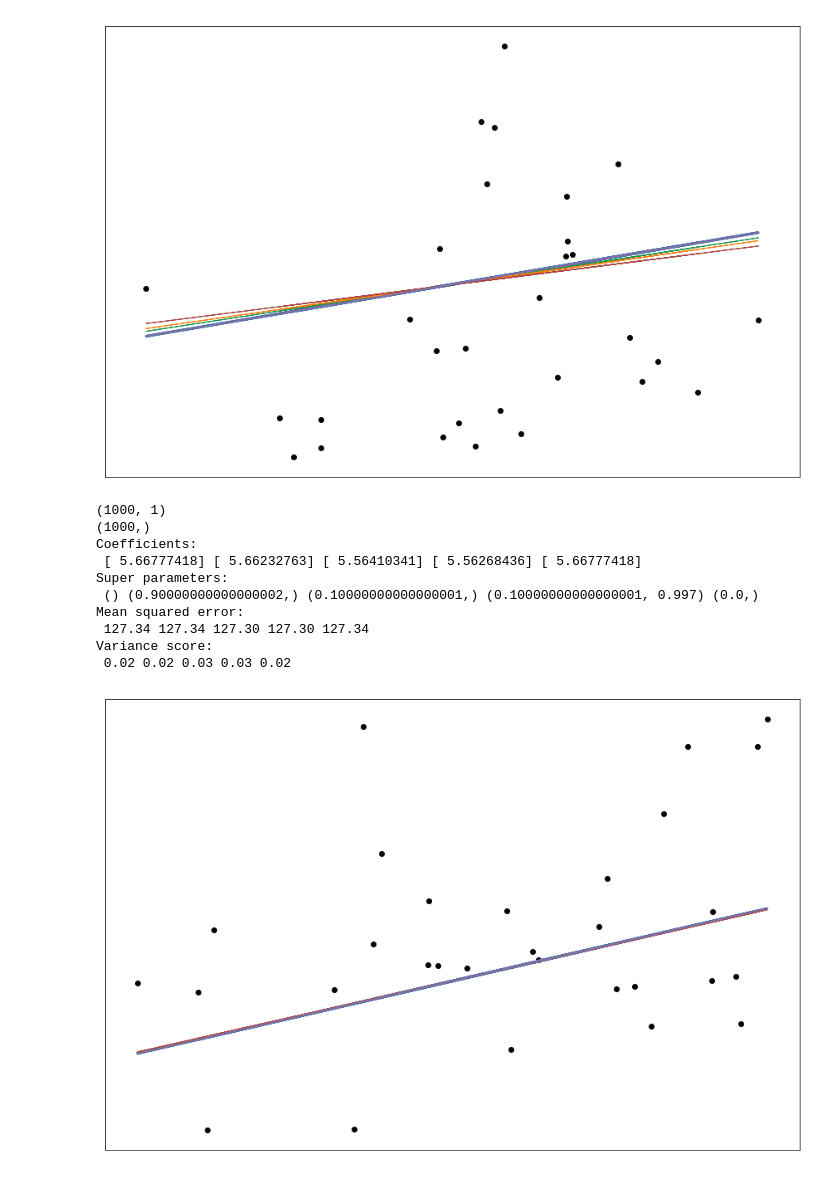
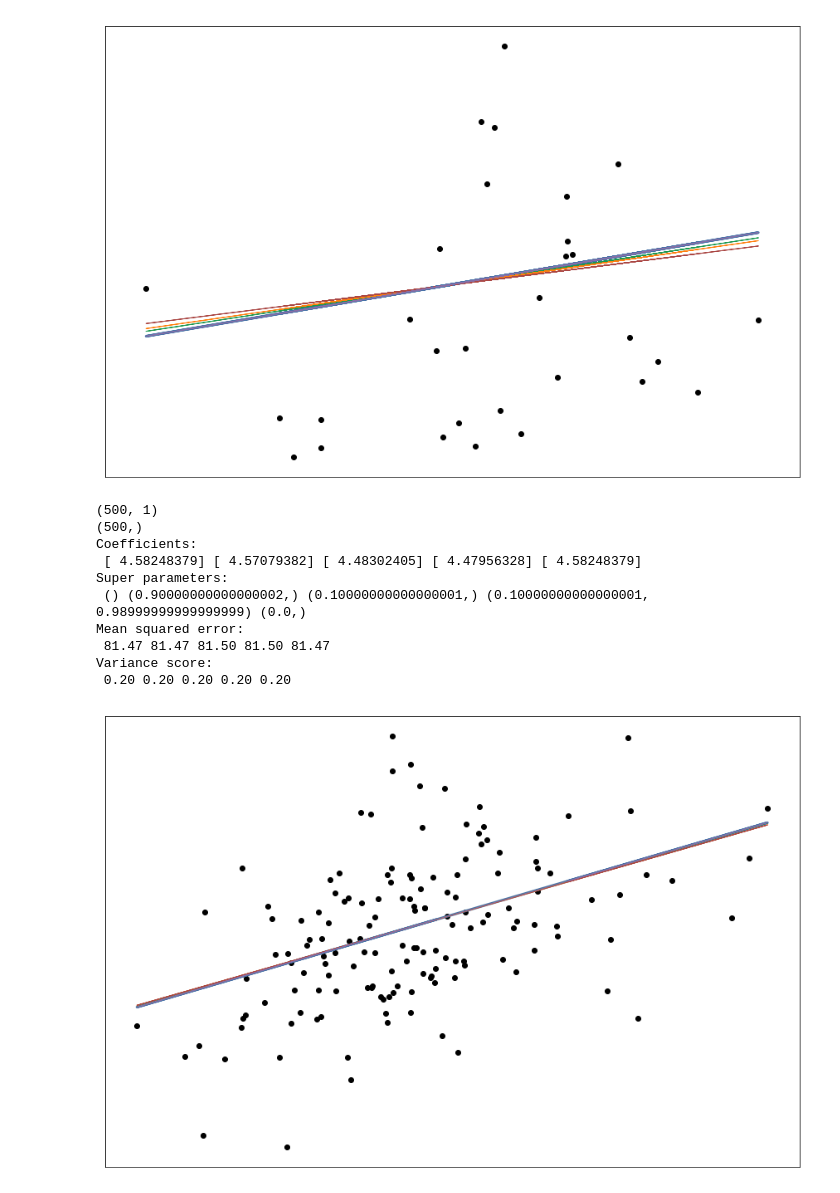
Before and after one commit to utensil/julia-playground, a Jupyter notebook: dl/hello_scikit_learn.ipynb, the cells around one changed output. Saved outputs shown, nothing was run; the diff lists cells and outputs as text; code cells hidden in the pictures.

```diff
--- a/dl/hello_scikit_learn.ipynb
+++ b/dl/hello_scikit_learn.ipynb
@@ -187,22 +181,24 @@ import matplotlib.pyplot as plt
 import numpy as np
 from sklearn import datasets, linear_model
 from sklearn.metrics import mean_squared_error, r2_score
+import math
 
-import numpy as np
-t_dis = np.random.standard_t(100, size=[2, 1000])
+SAMPLE_SIZE = 500
+
+t_dis = np.random.standard_t(100, size=[2, SAMPLE_SIZE])
+t_dis = np.random.normal(0, 1, size=[2, SAMPLE_SIZE])
 t_dis
 
 
 t_dis[1] = t_dis[0] * 5 + t_dis[1] * 10
 
-# Use only one feature
 diabetes_X = t_dis[0].reshape(-1, 1)
 diabetes_Y = t_dis[1]
 
 print(diabetes_X.data.shape)
 print(diabetes_Y.data.shape)
 
-TEST_SET_SIZE = 30
+TEST_SET_SIZE = math.floor(SAMPLE_SIZE * 0.3)
 
 # Split the data into training/testing sets
 diabetes_X_train = diabetes_X[:-TEST_SET_SIZE]
@@ -251,37 +247,37 @@ print('Variance score: \n %.2f %.2f %.2f %.2f %.2f' %
       (r2_score(diabetes_y_test, diabetes_y_pred_lr),
        r2_score(diabetes_y_test, diabetes_y_pred_rg),
        r2_score(diabetes_y_test, diabetes_y_pred_ls),
        r2_score(diabetes_y_test, diabetes_y_pred_en),
        r2_score(diabetes_y_test, diabetes_y_pred_la)
       ))
 
 # Plot outputs
 plt.rcParams["figure.figsize"] = [15.0, 10.0]
 plt.scatter(diabetes_X_test, diabetes_y_test,  color='black')
 # blue
 plt.plot(diabetes_X_test, diabetes_y_pred_lr, color='#4572a7', linewidth=3, linestyle='solid')
 # green
 plt.plot(diabetes_X_test, diabetes_y_pred_rg, color='#1a9850', linewidth=1, linestyle='solid')
 # orange
 plt.plot(diabetes_X_test, diabetes_y_pred_ls, color='#ff7f0e', linewidth=1, linestyle='solid')
 # red
 plt.plot(diabetes_X_test, diabetes_y_pred_en, color='#aa4643', linewidth=1, linestyle='solid')
 # purple
 plt.plot(diabetes_X_test, diabetes_y_pred_la, color='#886fa8', linewidth=1, linestyle='solid')
 
 plt.xticks(())
 plt.yticks(())
 
 plt.show()
 # %% [output]
-(1000, 1)
-(1000,)
+(500, 1)
+(500,)
 Coefficients:
- [ 5.66777418] [ 5.66232763] [ 5.56410341] [ 5.56268436] [ 5.66777418]
+ [ 4.58248379] [ 4.57079382] [ 4.48302405] [ 4.47956328] [ 4.58248379]
 Super parameters:
- () (0.90000000000000002,) (0.10000000000000001,) (0.10000000000000001, 0.997) (0.0,)
+ () (0.90000000000000002,) (0.10000000000000001,) (0.10000000000000001, 0.98999999999999999) (0.0,)
 Mean squared error:
- 127.34 127.34 127.30 127.30 127.34
+ 81.47 81.47 81.50 81.50 81.47
 Variance score:
- 0.02 0.02 0.03 0.03 0.02
+ 0.20 0.20 0.20 0.20 0.20
-[figure, old version]
+[figure, new version]
```
Also changed, not shown: parts of 1 cell of this notebook, 1 other file.
